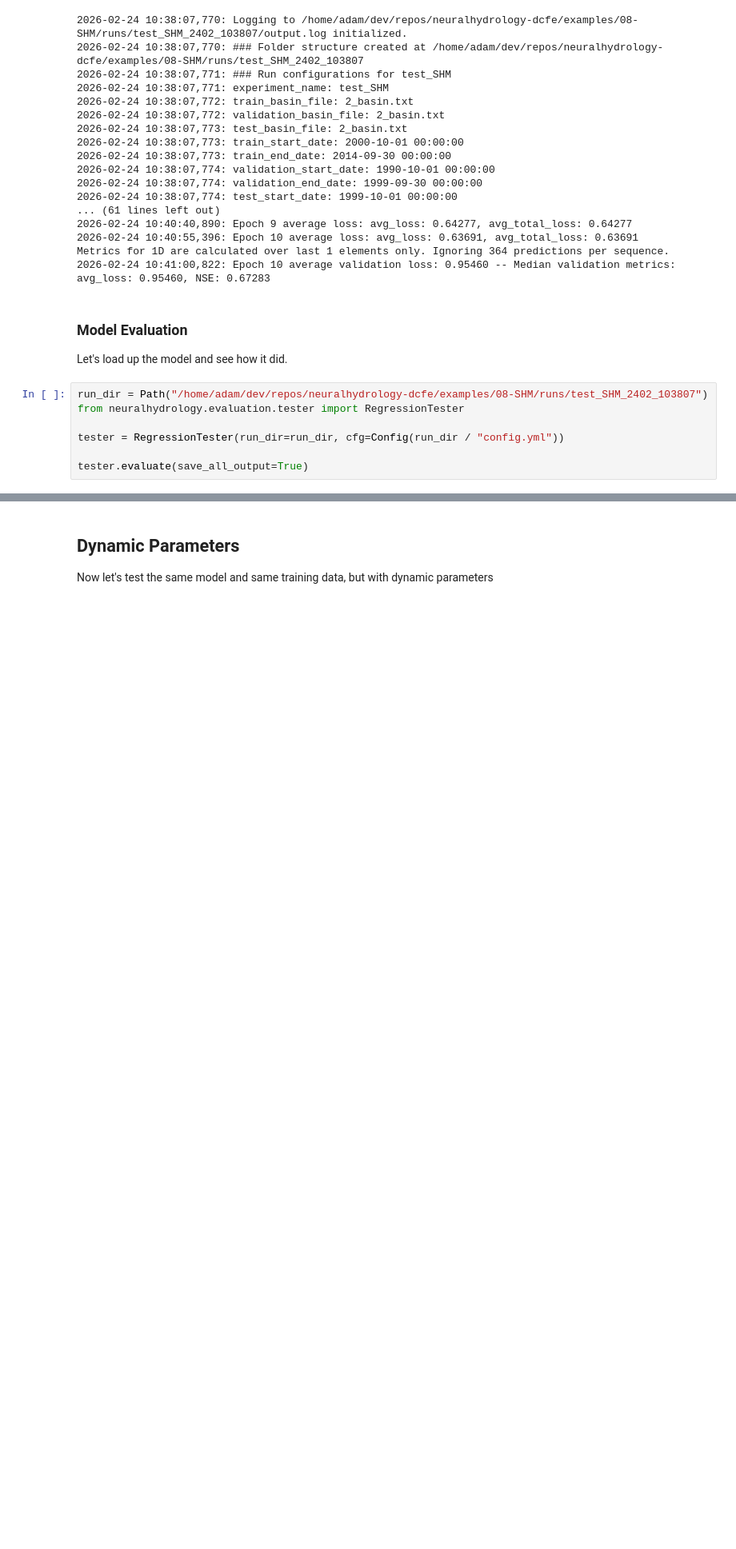
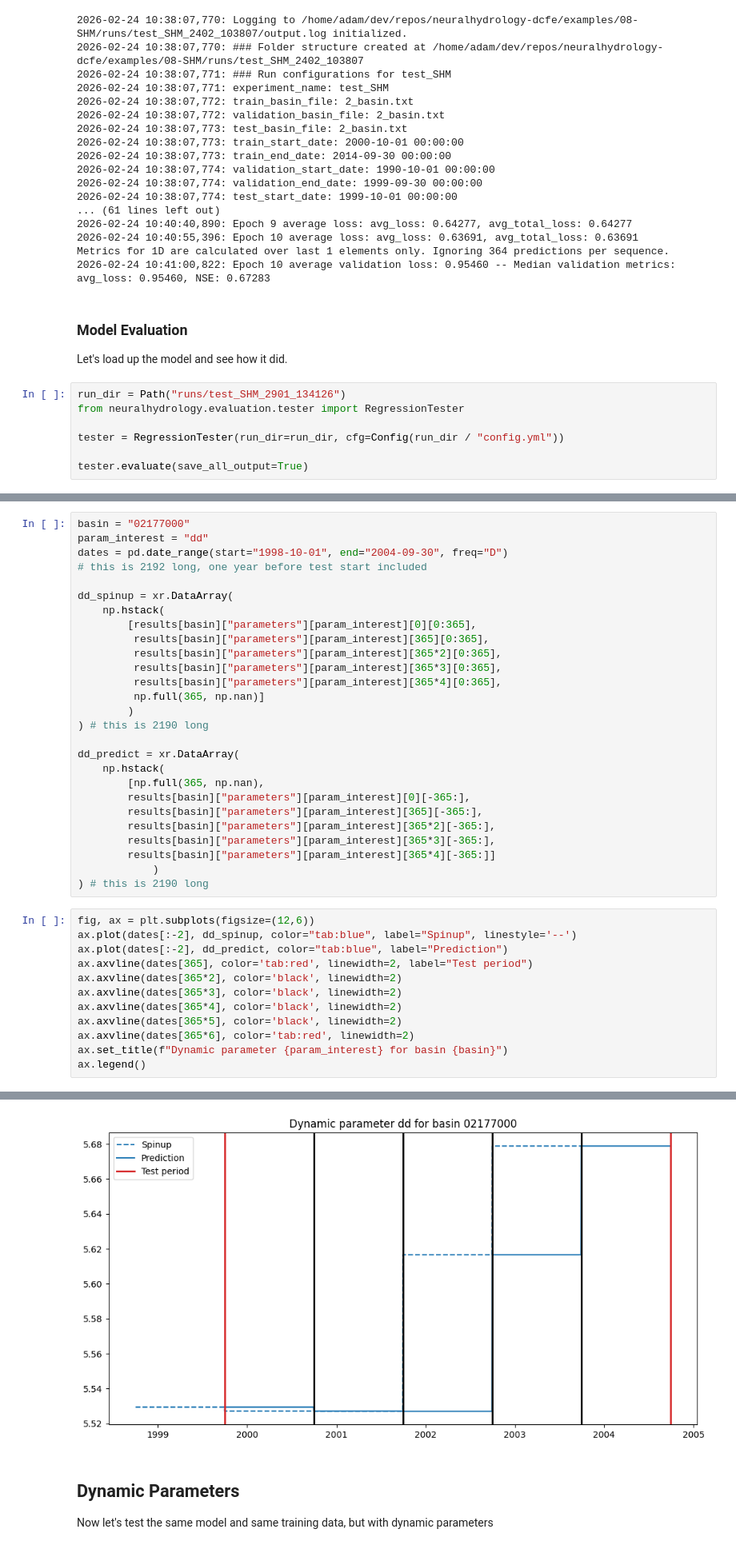
Before and after one commit to mines-ciroh/neuralhydrology-dcfe, a Jupyter notebook: examples/08-SHM/shm_training.ipynb, the cells around one changed output, grey strips where cells are left out. Shown at 80% size. Saved outputs shown, nothing was run; the diff lists cells and outputs as text; blank space fills up the shorter version.

```diff
--- a/examples/08-SHM/shm_training.ipynb
+++ b/examples/08-SHM/shm_training.ipynb
@@ -36,7 +37,7 @@ Metrics for 1D are calculated over last 1 elements only. Ignoring 364 prediction
 ### Model Evaluation
 Let's load up the model and see how it did.
 # %%
-run_dir = Path("/home/adam/dev/repos/neuralhydrology-dcfe/examples/08-SHM/runs/test_SHM_2402_103807")
+run_dir = Path("runs/test_SHM_2901_134126")
 from neuralhydrology.evaluation.tester import RegressionTester
 
 tester = RegressionTester(run_dir=run_dir, cfg=Config(run_dir / "config.yml"))
@@ -107,0 +67,40 @@ ValueError: x and y must have same first dimension, but have shapes (730,) and (
+# %%
+basin = "02177000"
+param_interest = "dd"
+dates = pd.date_range(start="1998-10-01", end="2004-09-30", freq="D")
+# this is 2192 long, one year before test start included
+
+dd_spinup = xr.DataArray(
+    np.hstack(
+        [results[basin]["parameters"][param_interest][0][0:365],
+         results[basin]["parameters"][param_interest][365][0:365],
+         results[basin]["parameters"][param_interest][365*2][0:365],
+         results[basin]["parameters"][param_interest][365*3][0:365],
+         results[basin]["parameters"][param_interest][365*4][0:365],
+         np.full(365, np.nan)]
+        )
+) # this is 2190 long
+
+dd_predict = xr.DataArray(
+    np.hstack(
+        [np.full(365, np.nan),
+        results[basin]["parameters"][param_interest][0][-365:],
+        results[basin]["parameters"][param_interest][365][-365:],
+        results[basin]["parameters"][param_interest][365*2][-365:],
+        results[basin]["parameters"][param_interest][365*3][-365:],
+        results[basin]["parameters"][param_interest][365*4][-365:]]
+            )
+) # this is 2190 long
+# %%
+fig, ax = plt.subplots(figsize=(12,6))
+ax.plot(dates[:-2], dd_spinup, color="tab:blue", label="Spinup", linestyle='--')
+ax.plot(dates[:-2], dd_predict, color="tab:blue", label="Prediction")
+ax.axvline(dates[365], color='tab:red', linewidth=2, label="Test period")
+ax.axvline(dates[365*2], color='black', linewidth=2)
+ax.axvline(dates[365*3], color='black', linewidth=2)
+ax.axvline(dates[365*4], color='black', linewidth=2)
+ax.axvline(dates[365*5], color='black', linewidth=2)
+ax.axvline(dates[365*6], color='tab:red', linewidth=2)
+ax.set_title(f"Dynamic parameter {param_interest} for basin {basin}")
+ax.legend()
+# %% [output]
@@ -108,3 +108,4 @@ ValueError: x and y must have same first dimension, but have shapes (730,) and (
+[figure, added]
 # %% [markdown]
 ## Dynamic Parameters
 Now let's test the same model and same training data, but with dynamic parameters
```
Also changed, not shown: parts of 29 cells of this notebook, 2 other files.
